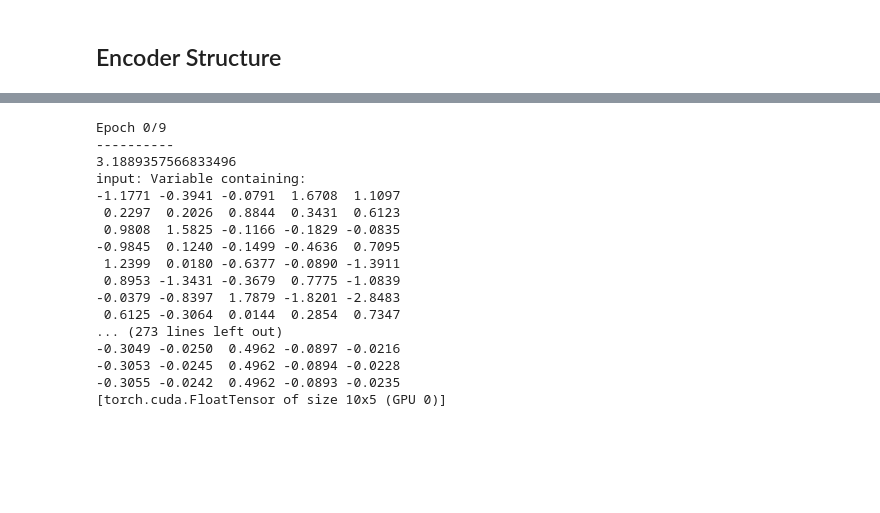
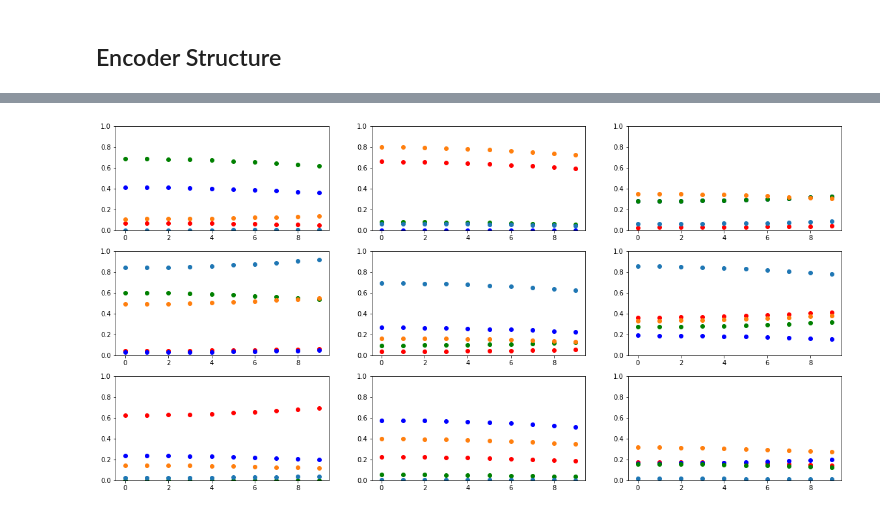
Before and after one commit to TMYuan/Project-Video-Prediction, a Jupyter notebook: LSTM-encoder-decoder.ipynb, the cells around one changed output, grey strips where cells are left out. Saved outputs shown, nothing was run; the diff lists cells and outputs as text; code cells hidden in the pictures; blank space fills up the shorter version.

Commit message:
0514_add z sequence training

```diff
--- a/LSTM-encoder-decoder.ipynb
+++ b/LSTM-encoder-decoder.ipynb
@@ -59,0 +110,13 @@ class LSTMVAE(nn.Module):
+# %%
+def FakeSeqGen(seq=10, dim=1):
+    weight = [1, 2, 1]
+    initail_point = random.uniform(-100, 100)
+    fake_seq = []
+    interval = [0.1, 0.5, 1, 5, 10]
+    for i in range(10):
+        initail_point += i*0.1
+        result = 0
+        for j, w in enumerate(weight):
+            result += w * (initail_point ** j)
+        fake_seq.append(result + random.gauss(0, 1))
+    return np.array(fake_seq).reshape(-1, 1)
@@ -59,0 +125,8 @@ class LSTMVAE(nn.Module):
+# %%
+num_data = 100000
+data = []
+for _ in range(100000):
+    data.append(FakeSeqGen())
+data = np.array(data)
+data = data/data.max()
+data
@@ -59,0 +151,13 @@ class LSTMVAE(nn.Module):
+# %%
+f, axs = plt.subplots(3, 3, figsize=(20, 10))
+for _ in axs:
+    for ax in _:
+        ax.set_ylim([0, 1])
+        ax.plot(range(10), data[random.randint(0, len(data))].flatten(), 'ro')
+        ax.plot(range(10), data[random.randint(0, len(data))].flatten(), 'bo')
+        ax.plot(range(10), data[random.randint(0, len(data))].flatten(), 'go')
+        ax.plot(range(10), data[random.randint(0, len(data))].flatten(), 'o')
+        ax.plot(range(10), data[random.randint(0, len(data))].flatten(), 'o')
+plt.show()
+# %% [output]
+[figure, added]
@@ -98,20 +199,0 @@ def train(num_epochs=8):
-# %%
-model = train(10)
-# %% [output]
-Epoch 0/9
-----------
-3.1889357566833496
-input: Variable containing:
--1.1771 -0.3941 -0.0791  1.6708  1.1097
- 0.2297  0.2026  0.8844  0.3431  0.6123
- 0.9808  1.5825 -0.1166 -0.1829 -0.0835
--0.9845  0.1240 -0.1499 -0.4636  0.7095
- 1.2399  0.0180 -0.6377 -0.0890 -1.3911
- 0.8953 -1.3431 -0.3679  0.7775 -1.0839
--0.0379 -0.8397  1.7879 -1.8201 -2.8483
- 0.6125 -0.3064  0.0144  0.2854  0.7347
-... (273 lines left out)
--0.3049 -0.0250  0.4962 -0.0897 -0.0216
--0.3053 -0.0245  0.4962 -0.0894 -0.0228
--0.3055 -0.0242  0.4962 -0.0893 -0.0235
-[torch.cuda.FloatTensor of size 10x5 (GPU 0)]
```
Also changed, not shown: parts of 24 cells of this notebook, 25 other files.
